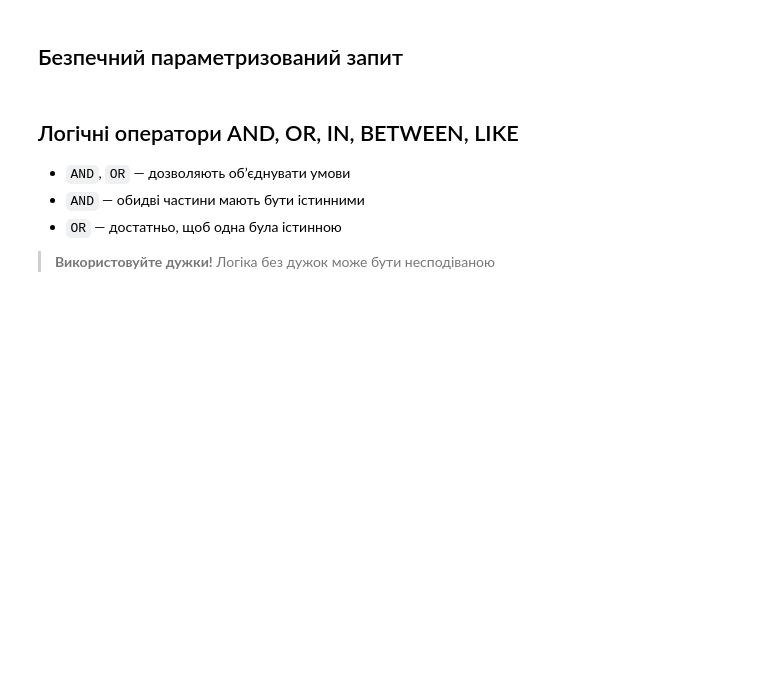
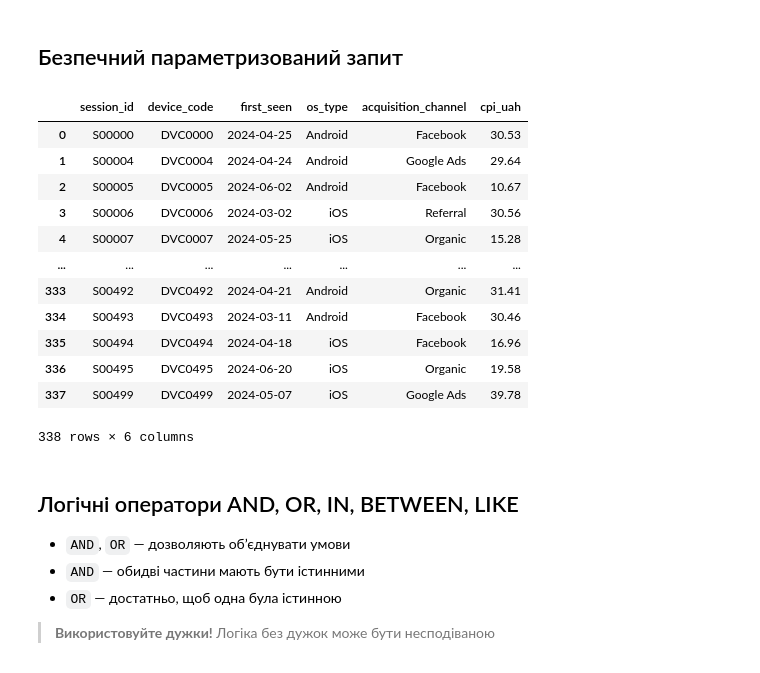
Before and after one commit to cpython-projects/python_da_06_11_25, a Jupyter notebook: lesson_26.ipynb, the cells around one changed output. Saved outputs shown, nothing was run; the diff lists cells and outputs as text; code cells hidden in the pictures; blank space fills up the shorter version.

```diff
--- a/lesson_26.ipynb
+++ b/lesson_26.ipynb
@@ -176,6 +234,32 @@ WHERE first_seen >= '2024-03-01' OR '1'='1'
 `OR '1'='1'` завжди істинне, отже фільтр `first_seen >= ...` не працює — повертаються всі рядки, що небезпечно.
 # %% [markdown]
 ## Безпечний параметризований запит
+# %%
+from sqlalchemy import text
+
+query = text(
+    """
+    SELECT * FROM app_sessions
+    WHERE first_seen >= :user_input
+    """
+)
+
+df = pd.read_sql(query, con=engine, params={"user_input": "2024-03-01"})
+df
+# %% [output]
+|  | session_id | device_code | first_seen | os_type | acquisition_channel | cpi_uah |
+| 0 | S00000 | DVC0000 | 2024-04-25 | Android | Facebook | 30.53 |
+| 1 | S00004 | DVC0004 | 2024-04-24 | Android | Google Ads | 29.64 |
+| 2 | S00005 | DVC0005 | 2024-06-02 | Android | Facebook | 10.67 |
+| 3 | S00006 | DVC0006 | 2024-03-02 | iOS | Referral | 30.56 |
+| 4 | S00007 | DVC0007 | 2024-05-25 | iOS | Organic | 15.28 |
+| ... | ... | ... | ... | ... | ... | ... |
+| 333 | S00492 | DVC0492 | 2024-04-21 | Android | Organic | 31.41 |
+| 334 | S00493 | DVC0493 | 2024-03-11 | Android | Facebook | 30.46 |
+| 335 | S00494 | DVC0494 | 2024-04-18 | iOS | Facebook | 16.96 |
+| 336 | S00495 | DVC0495 | 2024-06-20 | iOS | Organic | 19.58 |
+| 337 | S00499 | DVC0499 | 2024-05-07 | iOS | Google Ads | 39.78 |
+338 rows × 6 columns
 # %% [markdown]
 ## Логічні оператори AND, OR, IN, BETWEEN, LIKE
 
```
Also changed, not shown: parts of 32 cells of this notebook.
